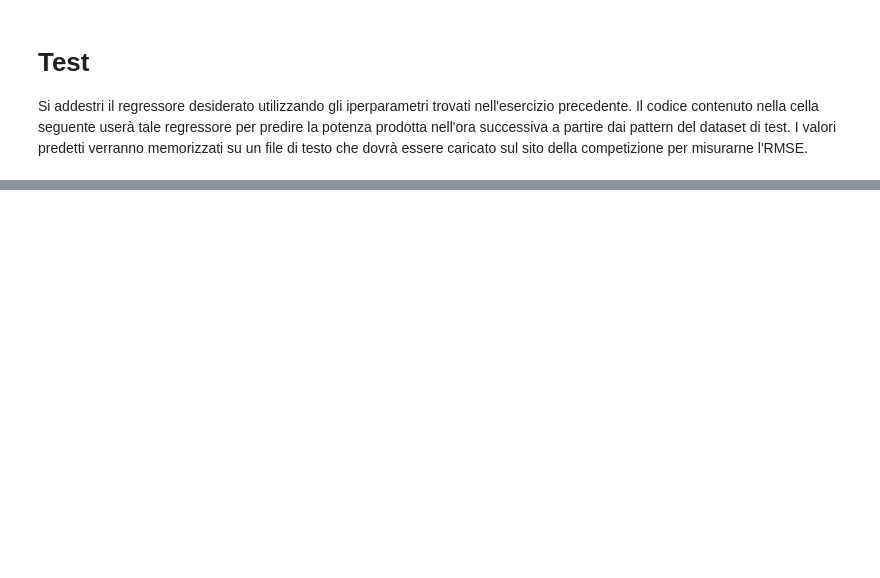
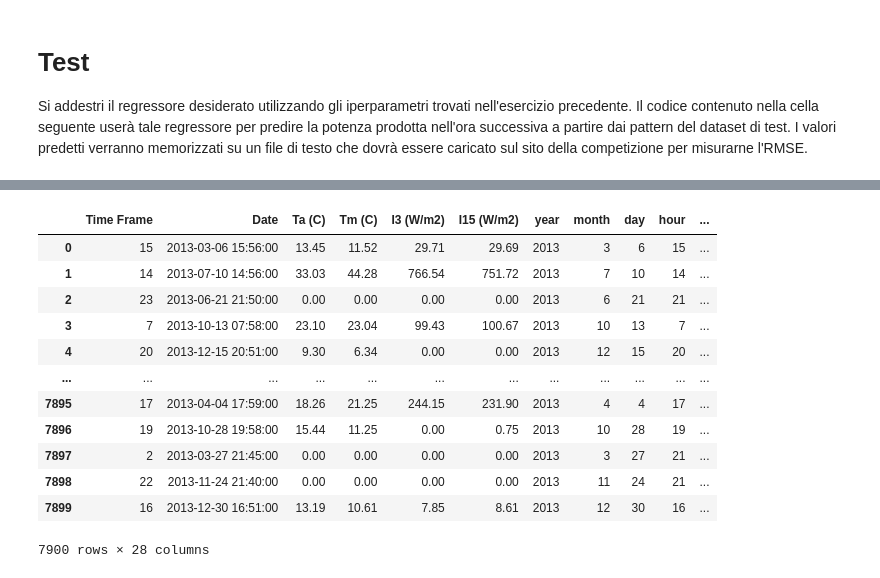
Before and after one commit to davidcohenDC/machine-learning-labs, a Jupyter notebook: 03-solar-regression/final-model.ipynb, the cells around one changed output, grey strips where cells are left out. Saved outputs shown, nothing was run; the diff lists cells and outputs as text; code cells hidden in the pictures; blank space fills up the shorter version.

```diff
--- a/03-solar-regression/final-model.ipynb
+++ b/03-solar-regression/final-model.ipynb
@@ -75,8 +77,13 @@ print('R2 score:', forest_reg.score(validation_x, validation_y))
 # /////// LOAD AND GET TEST_Y FEATURES ///////
 test_dataframe = pd.read_csv(test_path)
 test_dataframe = extract_datetime_feature(df=test_dataframe, date_column='Date', remove=False, is_timestamp=True)
-test_dataframe = augment_temperature(df=test_dataframe, replace=False, columns=["Ta (C)", "Tm (C)"])
-test_y = np.append(test_dataframe.values[:,2:6],test_dataframe.values[:,7:12],axis=1)
+test_dataframe = augment_celsius(df=test_dataframe, replace=False, columns=["Ta (C)", "Tm (C)"])
+test_dataframe = augment_cycle_variable(df=test_dataframe, replace=False, columns=["Time Frame", "month", "day",
+                                                                         "hour", "minute", "day_of_year",
+                                                                         "day_of_week"])
+test_dataframe = augment_cycle_variable(df=test_dataframe, replace=False, columns=["hour"])
+test_y, _ = get_dataset_features(test_dataframe, "P (kW)", useless_column=["Date","year","month","day","hour","minute","day_of_week","day_of_year","day_part","is_year_start","is_month_start","is_quarter_start","is_month_end","is_weekend"])
+test_y = test_y.astype(np.float32)
 # /////// END  ///////
 
 
@@ -104,0 +118,16 @@ plt.show()
+# %%
+test_dataframe
+# %% [output]
+|  | Time Frame | Date | Ta (C) | Tm (C) | I3 (W/m2) | I15 (W/m2) | year | month | day | hour | ... |
+| 0 | 15 | 2013-03-06 15:56:00 | 13.45 | 11.52 | 29.71 | 29.69 | 2013 | 3 | 6 | 15 | ... |
+| 1 | 14 | 2013-07-10 14:56:00 | 33.03 | 44.28 | 766.54 | 751.72 | 2013 | 7 | 10 | 14 | ... |
+| 2 | 23 | 2013-06-21 21:50:00 | 0.00 | 0.00 | 0.00 | 0.00 | 2013 | 6 | 21 | 21 | ... |
+| 3 | 7 | 2013-10-13 07:58:00 | 23.10 | 23.04 | 99.43 | 100.67 | 2013 | 10 | 13 | 7 | ... |
+| 4 | 20 | 2013-12-15 20:51:00 | 9.30 | 6.34 | 0.00 | 0.00 | 2013 | 12 | 15 | 20 | ... |
+| ... | ... | ... | ... | ... | ... | ... | ... | ... | ... | ... | ... |
+| 7895 | 17 | 2013-04-04 17:59:00 | 18.26 | 21.25 | 244.15 | 231.90 | 2013 | 4 | 4 | 17 | ... |
+| 7896 | 19 | 2013-10-28 19:58:00 | 15.44 | 11.25 | 0.00 | 0.75 | 2013 | 10 | 28 | 19 | ... |
+| 7897 | 2 | 2013-03-27 21:45:00 | 0.00 | 0.00 | 0.00 | 0.00 | 2013 | 3 | 27 | 21 | ... |
+| 7898 | 22 | 2013-11-24 21:40:00 | 0.00 | 0.00 | 0.00 | 0.00 | 2013 | 11 | 24 | 21 | ... |
+| 7899 | 16 | 2013-12-30 16:51:00 | 13.19 | 10.61 | 7.85 | 8.61 | 2013 | 12 | 30 | 16 | ... |
+7900 rows × 28 columns
```
Also changed, not shown: parts of 6 cells of this notebook, 2 other files.
